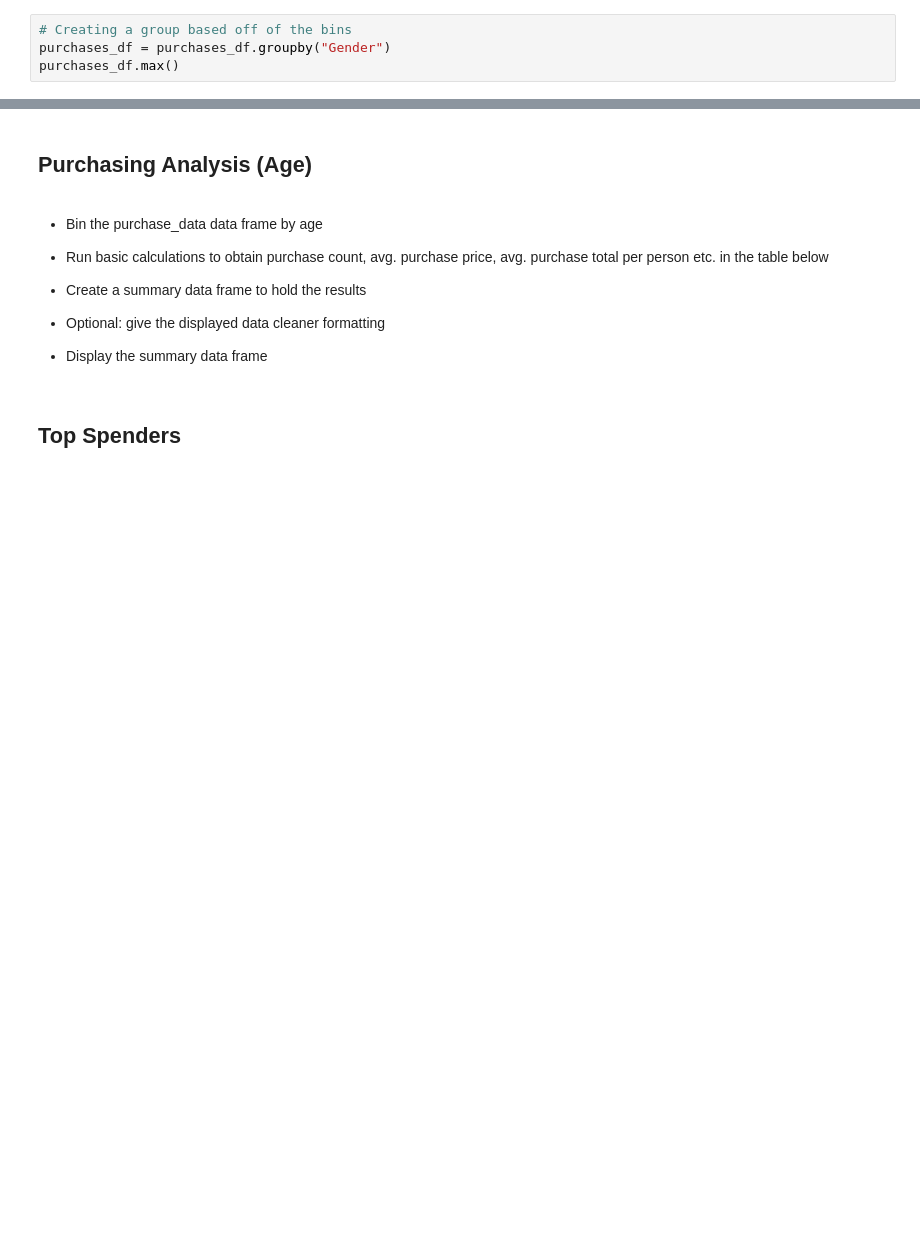
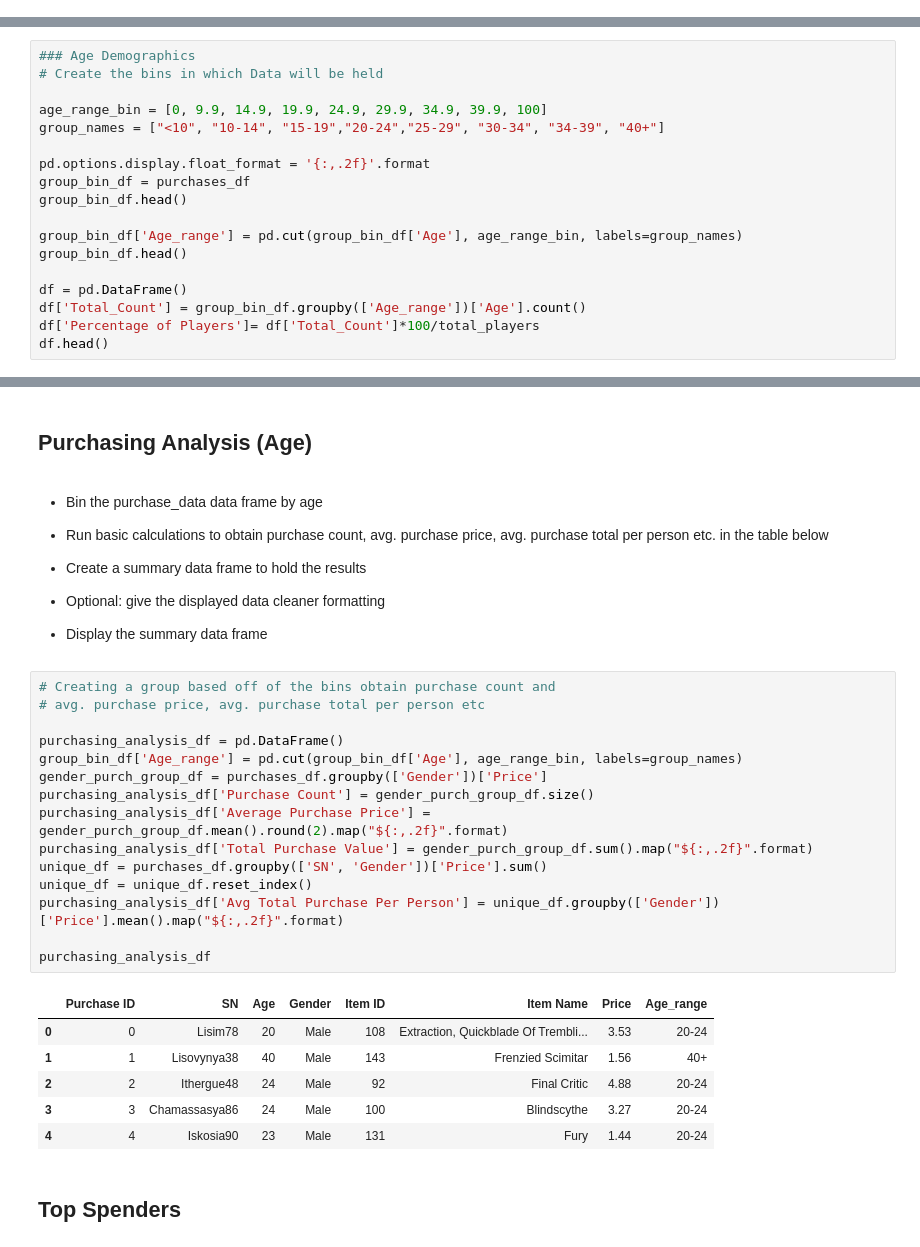
Before and after one commit to scubatam/pandas, a Jupyter notebook: HeroesOfPymoli_starter.ipynb, the cells around one changed output, grey strips where cells are left out. Drawn from its saved outputs; the diff is of its cells as text; blank space fills up the shorter version.

```diff
--- a/HeroesOfPymoli_starter.ipynb
+++ b/HeroesOfPymoli_starter.ipynb
@@ -228,4 +161,0 @@ Categories (7, object): [11 < 15 < 19 < 23 < 27 < 31 < 34]
-# %%
-# Creating a group based off of the bins
-purchases_df = purchases_df.groupby("Gender")
-purchases_df.max()
@@ -237,0 +162,18 @@ purchases_df.max()
+# %%
+### Age Demographics
+# Create the bins in which Data will be held
+
+age_range_bin = [0, 9.9, 14.9, 19.9, 24.9, 29.9, 34.9, 39.9, 100]
+group_names = ["<10", "10-14", "15-19","20-24","25-29", "30-34", "34-39", "40+"]
+
+pd.options.display.float_format = '{:,.2f}'.format
+group_bin_df = purchases_df
+group_bin_df.head()
+
+group_bin_df['Age_range'] = pd.cut(group_bin_df['Age'], age_range_bin, labels=group_names)
+group_bin_df.head()
+
+df = pd.DataFrame()
+df['Total_Count'] = group_bin_df.groupby(['Age_range'])['Age'].count()
+df['Percentage of Players']= df['Total_Count']*100/total_players
+df.head()
@@ -251,6 +201,28 @@ purchases_df.max()
 
 
 * Display the summary data frame
+# %%
+# Creating a group based off of the bins obtain purchase count and
+# avg. purchase price, avg. purchase total per person etc
+
+purchasing_analysis_df = pd.DataFrame()
+group_bin_df['Age_range'] = pd.cut(group_bin_df['Age'], age_range_bin, labels=group_names)
+gender_purch_group_df = purchases_df.groupby(['Gender'])['Price']
+purchasing_analysis_df['Purchase Count'] = gender_purch_group_df.size()
+purchasing_analysis_df['Average Purchase Price'] = gender_purch_group_df.mean().round(2).map("${:,.2f}".format)
+purchasing_analysis_df['Total Purchase Value'] = gender_purch_group_df.sum().map("${:,.2f}".format)
+unique_df = purchases_df.groupby(['SN', 'Gender'])['Price'].sum()
+unique_df = unique_df.reset_index()
+purchasing_analysis_df['Avg Total Purchase Per Person'] = unique_df.groupby(['Gender'])['Price'].mean().map("${:,.2f}".format)
+
+purchasing_analysis_df
+# %% [output]
+|  | Purchase ID | SN | Age | Gender | Item ID | Item Name | Price | Age_range |
+| 0 | 0 | Lisim78 | 20 | Male | 108 | Extraction, Quickblade Of Trembli... | 3.53 | 20-24 |
+| 1 | 1 | Lisovynya38 | 40 | Male | 143 | Frenzied Scimitar | 1.56 | 40+ |
+| 2 | 2 | Ithergue48 | 24 | Male | 92 | Final Critic | 4.88 | 20-24 |
+| 3 | 3 | Chamassasya86 | 24 | Male | 100 | Blindscythe | 3.27 | 20-24 |
+| 4 | 4 | Iskosia90 | 23 | Male | 131 | Fury | 1.44 | 20-24 |
 # %% [markdown]
 ## Top Spenders
 # %% [markdown]
```
Also changed, not shown: parts of 27 cells of this notebook.
